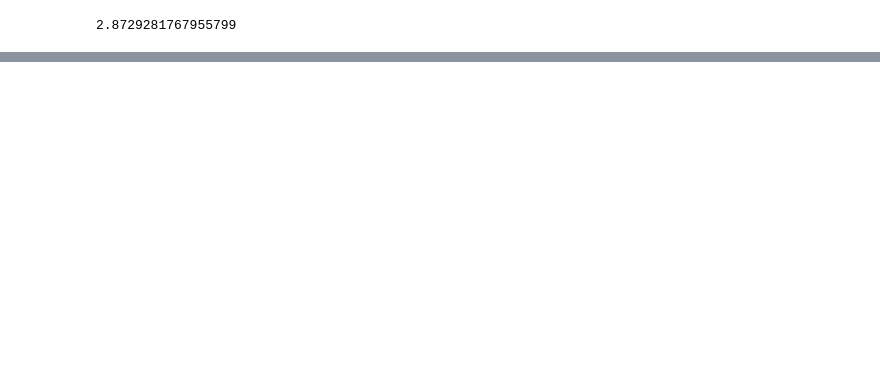
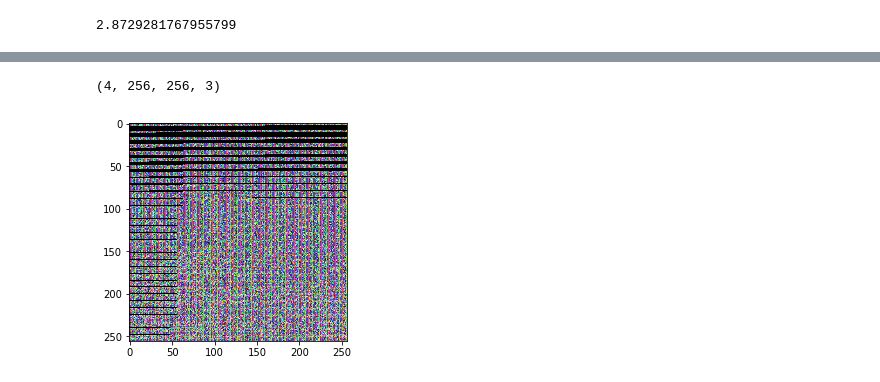
Before and after one commit to jarvislam1999/posewarp-cvpr2018, a Jupyter notebook: code/input_pose.ipynb, the cells around one changed output, grey strips where cells are left out. Saved outputs shown, nothing was run; the diff lists cells and outputs as text; code cells hidden in the pictures; blank space fills up the shorter version.

Commit message:
create_feed and warp_generator doesn't work

```diff
--- a/code/input_pose.ipynb
+++ b/code/input_pose.ipynb
@@ -145,0 +159,2 @@ scale
+# %%
+train_feed = data_generation.warp_example_generator(vid_info_list, params)
@@ -145,0 +165,2 @@ scale
+# %%
+x, y = next(train_feed)
@@ -145,0 +235,18 @@ scale
+# %%
+x_ = np.array(x[0])
+# %%
+x_.shape
+# %% [output]
+(4, 256, 256, 3)
+# %%
+img_x = Image.fromarray(x_[1], 'RGB')
+# %%
+# Create figure and axes
+fig,ax = plt.subplots(1)
+
+# Display the image
+ax.imshow(img_x)
+
+plt.show()
+# %% [output]
+[figure, added]
```
Also changed, not shown: parts of 15 cells of this notebook.
